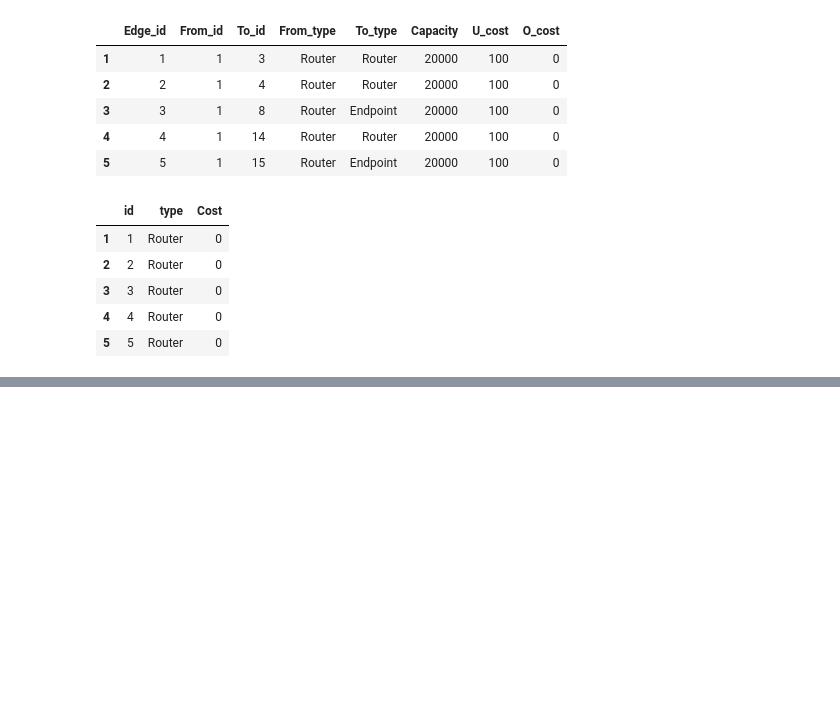
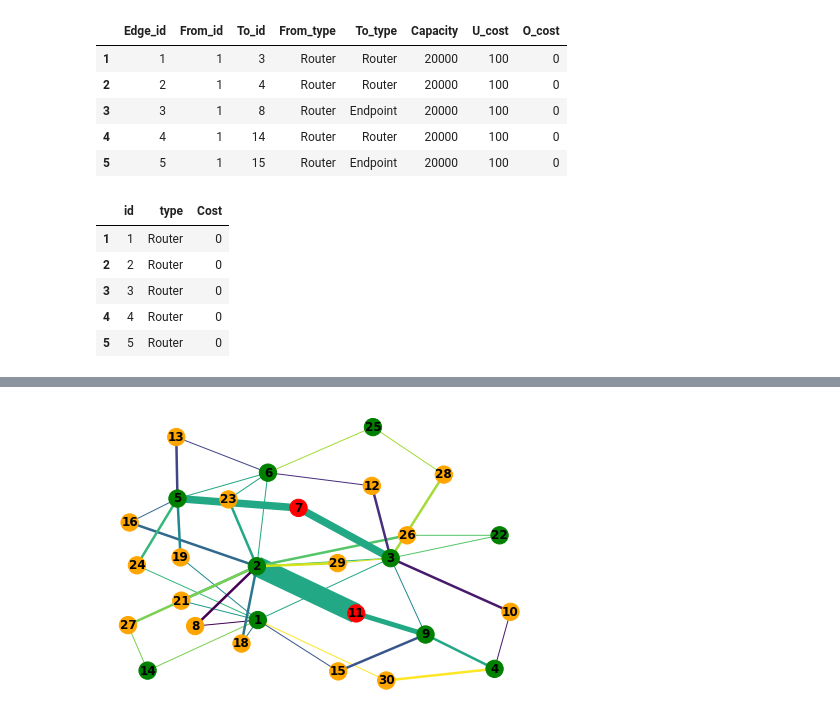
Before and after one commit to ingertb/Dual-Homing-Optimization, a Jupyter notebook: Projekt_dual_homing.ipynb, the cells around one changed output, grey strips where cells are left out. Saved outputs shown, nothing was run; the diff lists cells and outputs as text; code cells hidden in the pictures; blank space fills up the shorter version.

```diff
--- a/Projekt_dual_homing.ipynb
+++ b/Projekt_dual_homing.ipynb
@@ -573 +550,67 @@ for i in range(len(data_r)):
+# %%
+Net_links = nx.Graph()
+color_map4 = []
+color_edge_map2=[]
+width_edge_map=[]
+list_Ed= []
+list_us= [] #caminos compartidos
+list_flow= []
+list_demand= []
+
+for i in range(len(data_r)):
+    if data_r['Type'][i] == 'u':
+        if len(list_Ed)==0:
+            list_Ed.append(int(data_r['Edge'][i]))
+            list_us.append(1)
+            list_demand.append(int(data_r['Demand'][i]))
+            list_flow.append(1)
+        else:
+            for j in range (len(list_Ed)):
+                if list_Ed[j]== int(data_r['Edge'][i]):
+                    list_us[j]+=1
+                    list_demand[j]=10
+                    list_flow.append(1)
+                    break
+                elif j == len(list_Ed)-1:
+                    list_Ed.append(int(data_r['Edge'][i]))
+                    list_demand.append(int(data_r['Demand'][i]))
+                    list_us.append(1)
+                    list_flow.append(1)
+
+for j in range (len(list_Ed)):
+
+    for i in range(len(data_r)):
+        if data_r['Type'][i] == 'x':
+            if list_Ed[j]== int(data_r['Edge'][i]):
+                if list_flow[j] == 1:
+                    list_flow[j]=int(data_r['State'][i]) ###poner flujo grueso de lineas
+                else:
+                    list_flow[j]=list_flow[j]+int(data_r['State'][i])
+
+
+for i in range(len(list_Ed)):
+    Net_links.add_edge(data['From_id'][list_Ed[i]],data['To_id'][list_Ed[i]],
+                      color = list_demand[i], flow = list_flow[i])
+
+for v in Net_links.nodes:
+    if dat_node['type'][v][0:1] == 'R':
+        color_map4.append(ROUT_COLOR)
+    elif dat_node['type'][v][0:1] == 'S':
+        color_map4.append(SRV_COLOR)
+    elif dat_node['type'][v][0:1] == 'E':
+        color_map4.append(ENDP_COLOR)
+
+for v in Net_links.edges:
+    color_edge_map2.append((Net_links.edges[v]['color']))
+    if Net_links.edges[v]['flow'] ==1:
+        width_edge_map.append((Net_links.edges[v]['flow']))
+    else:
+        width_edge_map.append((Net_links.edges[v]['flow'])/4)
+
+
+nx.draw(Net_links, pos=nx.spring_layout(Net_links,k=1,iterations=500), with_labels=True, font_weight='bold',node_color=color_map4, edge_color=color_edge_map2,width=width_edge_map)
+plt.savefig("Flow_and_available_links.png")
+plt.show()
+# %% [output]
+[figure, added]
 # %%
```
Also changed, not shown: parts of 12 cells of this notebook, 3 other files.
